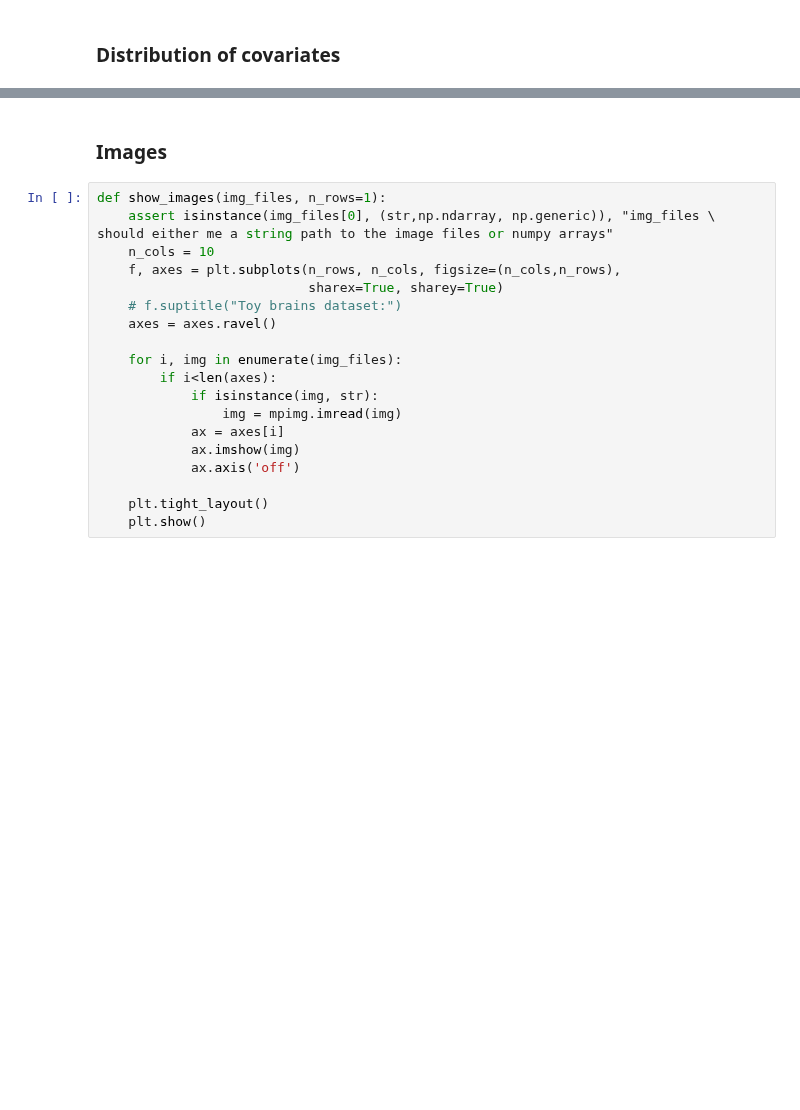
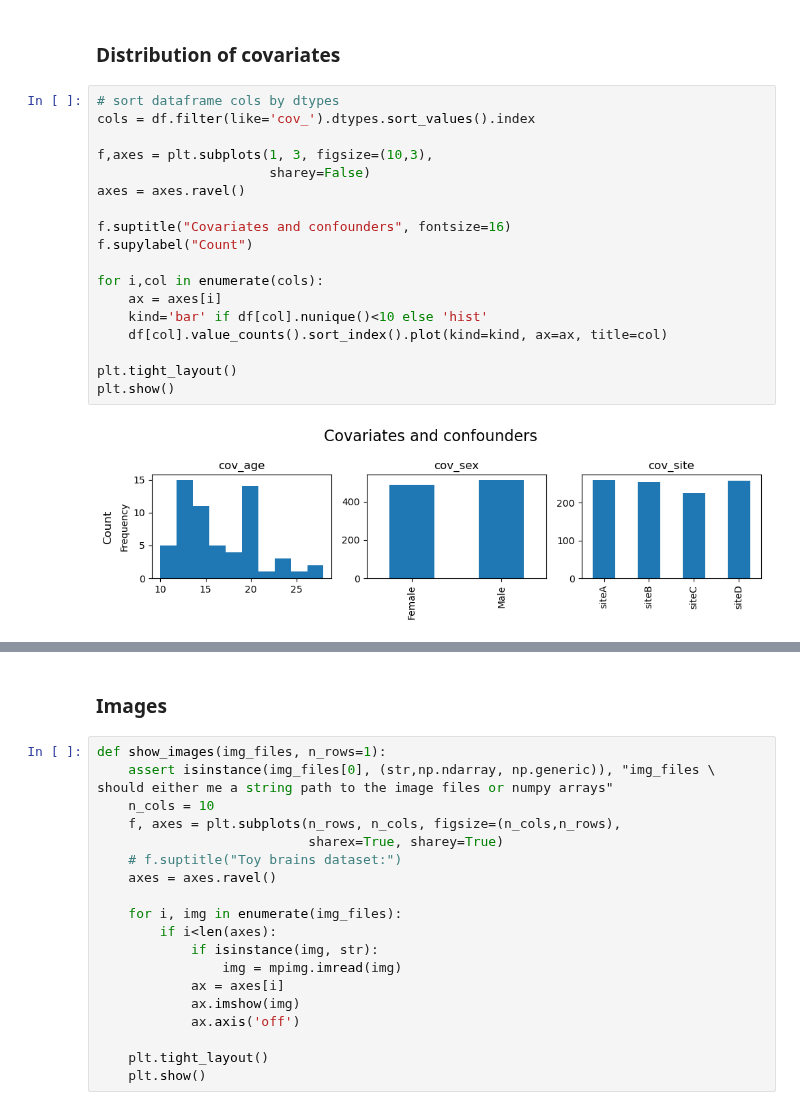
Before and after one commit to RoshanRane/toybrains, a Jupyter notebook: create_sim-data.ipynb, the cells around one changed output, grey strips where cells are left out. Saved outputs shown, nothing was run; the diff lists cells and outputs as text; blank space fills up the shorter version.

Commit message:
added 3 covariates - sex age and site

```diff
--- a/create_sim-data.ipynb
+++ b/create_sim-data.ipynb
@@ -72,2 +90,22 @@ plt.show()
 # %% [markdown]
 ### Distribution of covariates
+# %%
+# sort dataframe cols by dtypes
+cols = df.filter(like='cov_').dtypes.sort_values().index
+
+f,axes = plt.subplots(1, 3, figsize=(10,3),
+                      sharey=False)
+axes = axes.ravel()
+
+f.suptitle("Covariates and confounders", fontsize=16)
+f.supylabel("Count")
+
+for i,col in enumerate(cols):
+    ax = axes[i]
+    kind='bar' if df[col].nunique()<10 else 'hist'
+    df[col].value_counts().sort_index().plot(kind=kind, ax=ax, title=col)
+
+plt.tight_layout()
+plt.show()
+# %% [output]
+[figure, added]
```
Also changed, not shown: parts of 4 cells of this notebook, 1 other file.
